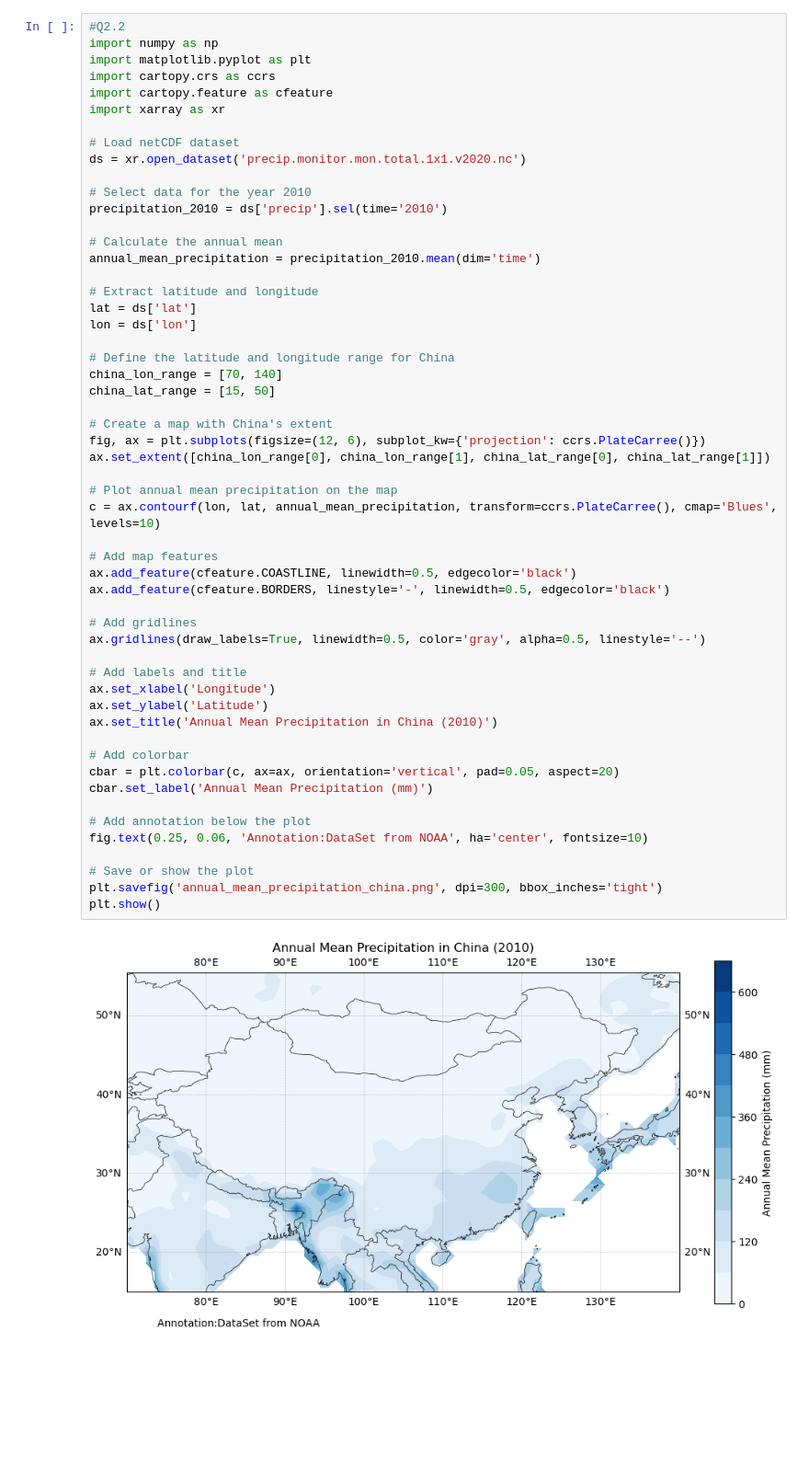
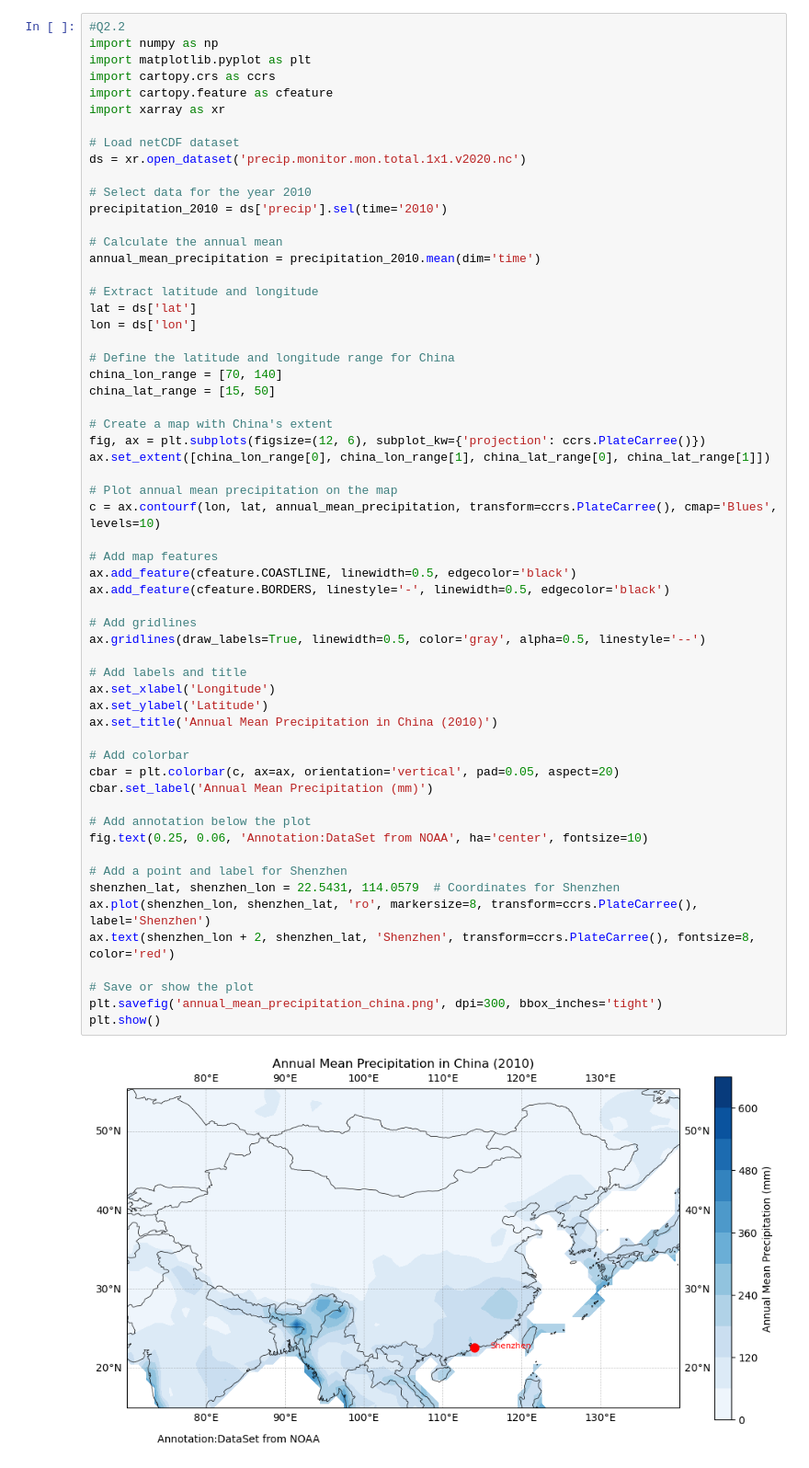
Before and after one commit to atheistmao/ESE5023_Assignments_12332280, a Jupyter notebook: PS4.ipynb, the cells around one changed output. Shown at 92% size. Cells and saved outputs as stored; diff of their text form; blank space fills up the shorter version.

```diff
--- a/PS4.ipynb
+++ b/PS4.ipynb
@@ -119,31 +124,36 @@ china_lat_range = [15, 50]
 # Create a map with China's extent
 fig, ax = plt.subplots(figsize=(12, 6), subplot_kw={'projection': ccrs.PlateCarree()})
 ax.set_extent([china_lon_range[0], china_lon_range[1], china_lat_range[0], china_lat_range[1]])
 
 # Plot annual mean precipitation on the map
 c = ax.contourf(lon, lat, annual_mean_precipitation, transform=ccrs.PlateCarree(), cmap='Blues', levels=10)
 
 # Add map features
 ax.add_feature(cfeature.COASTLINE, linewidth=0.5, edgecolor='black')
 ax.add_feature(cfeature.BORDERS, linestyle='-', linewidth=0.5, edgecolor='black')
 
 # Add gridlines
 ax.gridlines(draw_labels=True, linewidth=0.5, color='gray', alpha=0.5, linestyle='--')
 
 # Add labels and title
 ax.set_xlabel('Longitude')
 ax.set_ylabel('Latitude')
 ax.set_title('Annual Mean Precipitation in China (2010)')
 
 # Add colorbar
 cbar = plt.colorbar(c, ax=ax, orientation='vertical', pad=0.05, aspect=20)
 cbar.set_label('Annual Mean Precipitation (mm)')
 
 # Add annotation below the plot
 fig.text(0.25, 0.06, 'Annotation:DataSet from NOAA', ha='center', fontsize=10)
 
+# Add a point and label for Shenzhen
+shenzhen_lat, shenzhen_lon = 22.5431, 114.0579  # Coordinates for Shenzhen
+ax.plot(shenzhen_lon, shenzhen_lat, 'ro', markersize=8, transform=ccrs.PlateCarree(), label='Shenzhen')
+ax.text(shenzhen_lon + 2, shenzhen_lat, 'Shenzhen', transform=ccrs.PlateCarree(), fontsize=8, color='red')
+
 # Save or show the plot
 plt.savefig('annual_mean_precipitation_china.png', dpi=300, bbox_inches='tight')
 plt.show()
 # %% [output]
-[figure, old version]
+[figure, new version]
```
Also changed, not shown: parts of 1 cell of this notebook, 1 other file.
